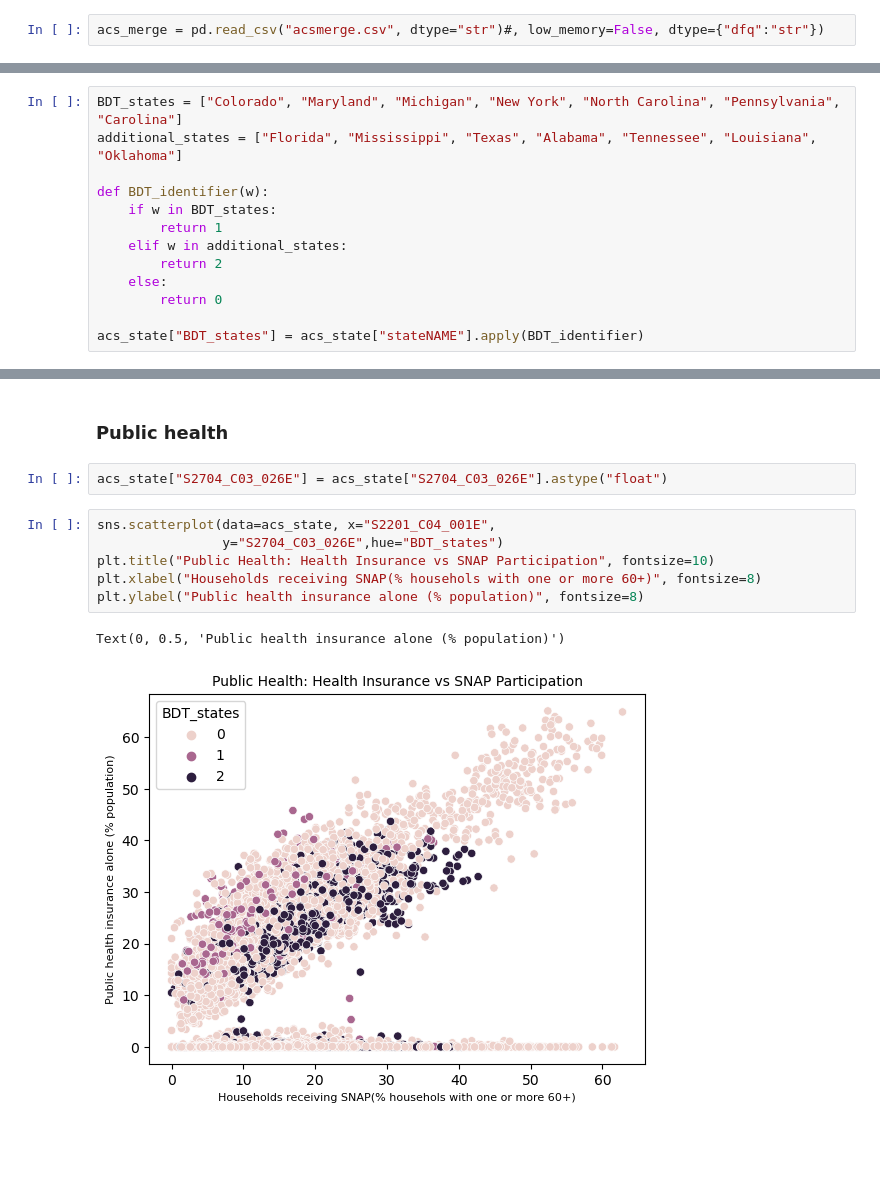
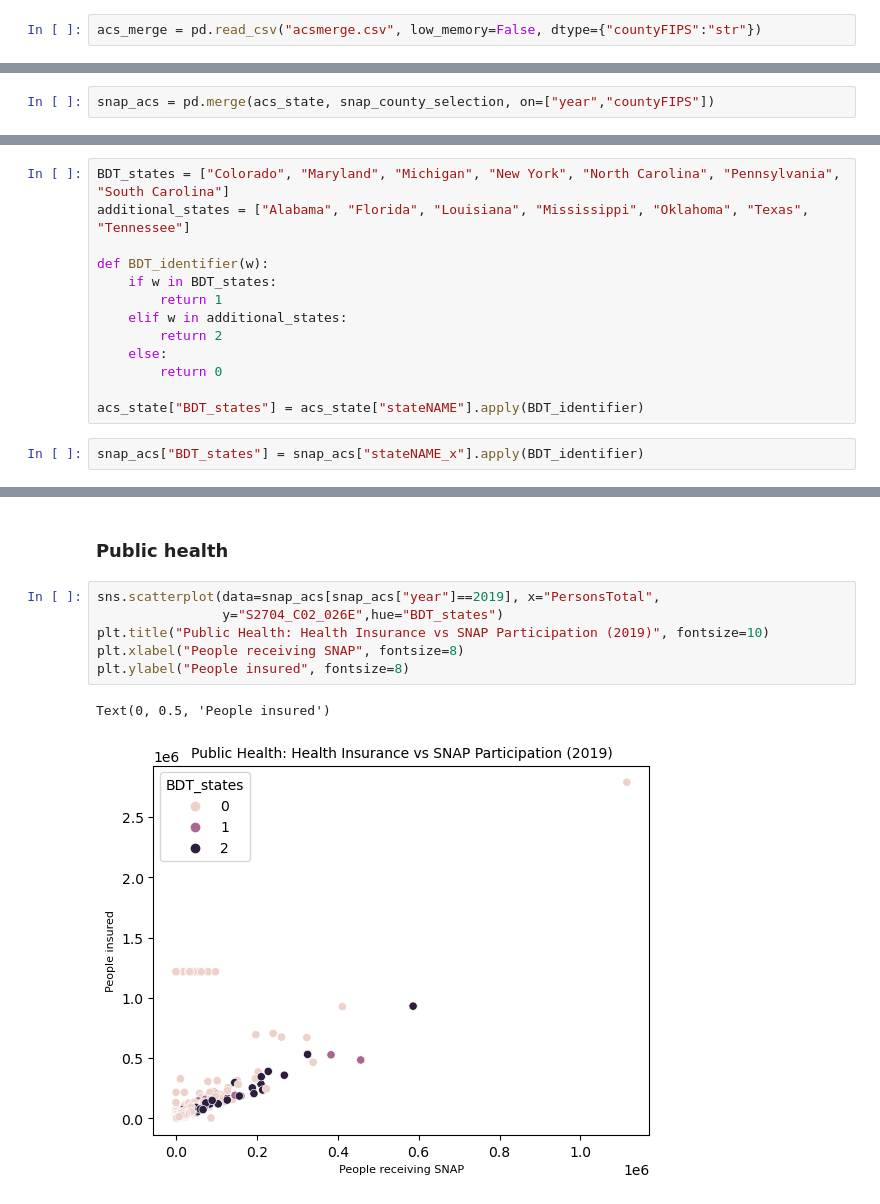
Before and after one commit to datakind/BDT_DataDive_Dec22, a Jupyter notebook: health_insurance/SNAP_HealthInsurance_County.ipynb, the cells around one changed output, grey strips where cells are left out. Saved outputs shown, nothing was run; the diff lists cells and outputs as text; blank space fills up the shorter version.

Commit message:
Updated county level notebook with insights on the health insurance gap

```diff
--- a/health_insurance/SNAP_HealthInsurance_County.ipynb
+++ b/health_insurance/SNAP_HealthInsurance_County.ipynb
@@ -37,5 +42,5 @@ memory usage: 19.5+ MB
 # %%
-acs_merge = pd.read_csv("acsmerge.csv", dtype="str")#, low_memory=False, dtype={"dfq":"str"})
+acs_merge = pd.read_csv("acsmerge.csv", low_memory=False, dtype={"countyFIPS":"str"})
 # %%
 acs_meta = pd.read_csv("acsmetadata.csv")
 # %%
@@ -76,8 +78,10 @@ acs_state["stateNAME"] = acs_state["stateNAME"].str.title()
+# %%
+snap_acs = pd.merge(acs_state, snap_county_selection, on=["year","countyFIPS"])
 # %% [markdown]
 ## Exploring relationships
 # %%
-BDT_states = ["Colorado", "Maryland", "Michigan", "New York", "North Carolina", "Pennsylvania",  "Carolina"]
-additional_states = ["Florida", "Mississippi", "Texas", "Alabama", "Tennessee", "Louisiana", "Oklahoma"]
+BDT_states = ["Colorado", "Maryland", "Michigan", "New York", "North Carolina", "Pennsylvania",  "South Carolina"]
+additional_states = ["Alabama", "Florida", "Louisiana", "Mississippi", "Oklahoma", "Texas", "Tennessee"]
 
 def BDT_identifier(w):
     if w in BDT_states:
@@ -88,5 +92,7 @@ def BDT_identifier(w):
         return 0
 
 acs_state["BDT_states"] = acs_state["stateNAME"].apply(BDT_identifier)
+# %%
+snap_acs["BDT_states"] = snap_acs["stateNAME_x"].apply(BDT_identifier)
 # %% [markdown]
 ### All population
@@ -117,13 +137,11 @@ Text(0, 0.5, 'Health Insurance (% population below 138% of poverty threshold)')
 # %% [markdown]
 ### Public health
-# %%
-acs_state["S2704_C03_026E"] = acs_state["S2704_C03_026E"].astype("float")
 # %%
-sns.scatterplot(data=acs_state, x="S2201_C04_001E",
-                y="S2704_C03_026E",hue="BDT_states")
-plt.title("Public Health: Health Insurance vs SNAP Participation", fontsize=10)
-plt.xlabel("Households receiving SNAP(% househols with one or more 60+)", fontsize=8)
-plt.ylabel("Public health insurance alone (% population)", fontsize=8)
+sns.scatterplot(data=snap_acs[snap_acs["year"]==2019], x="PersonsTotal",
+                y="S2704_C02_026E",hue="BDT_states")
+plt.title("Public Health: Health Insurance vs SNAP Participation (2019)", fontsize=10)
+plt.xlabel("People receiving SNAP", fontsize=8)
+plt.ylabel("People insured", fontsize=8)
 # %% [output]
-Text(0, 0.5, 'Public health insurance alone (% population)')
+Text(0, 0.5, 'People insured')
-[figure, old version]
+[figure, new version]
```
Also changed, not shown: parts of 44 cells of this notebook.
